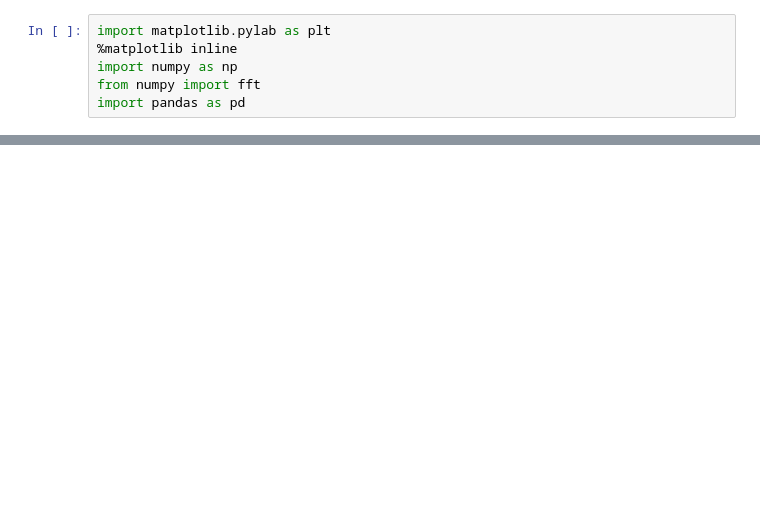
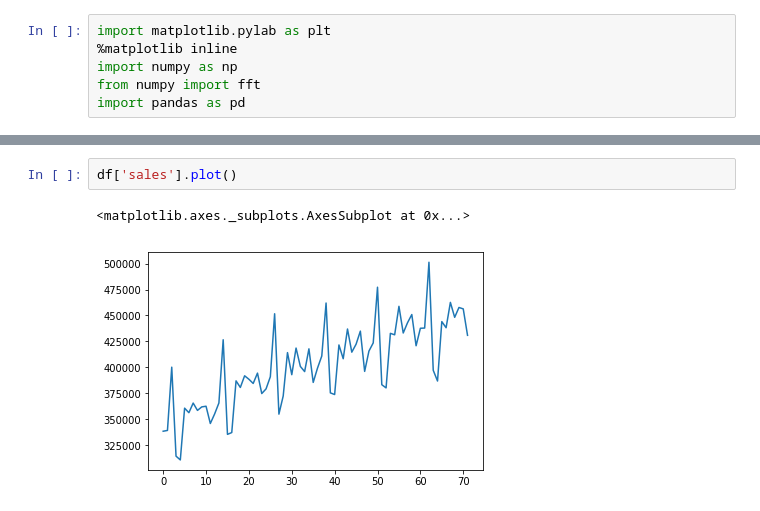
Before and after one commit to jpmaldonado/time-series-cnb, a Jupyter notebook: Day 2 - Cluster analysis and supervised learning for time series/03 Fourier Extrapolation.ipynb, the cells around one changed output, grey strips where cells are left out. Cells and saved outputs as stored; diff of their text form; blank space fills up the shorter version.

```diff
--- a/Day 2 - Cluster analysis and supervised learning for time series/03 Fourier Extrapolation.ipynb
+++ b/Day 2 - Cluster analysis and supervised learning for time series/03 Fourier Extrapolation.ipynb
@@ -6,0 +17,5 @@ import pandas as pd
+# %%
+df['sales'].plot()
+# %% [output]
+<matplotlib.axes._subplots.AxesSubplot at 0x...>
+[figure, added]
```
Also changed, not shown: parts of 6 cells of this notebook, 15 other files.
